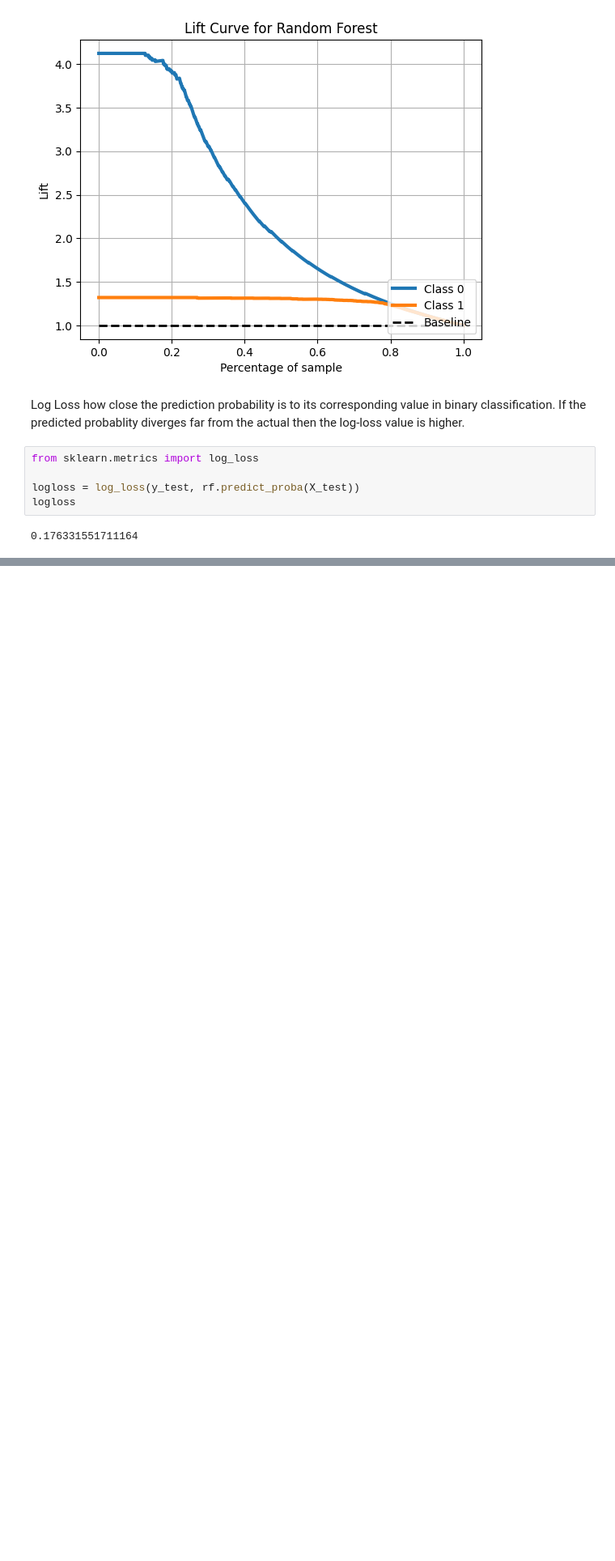
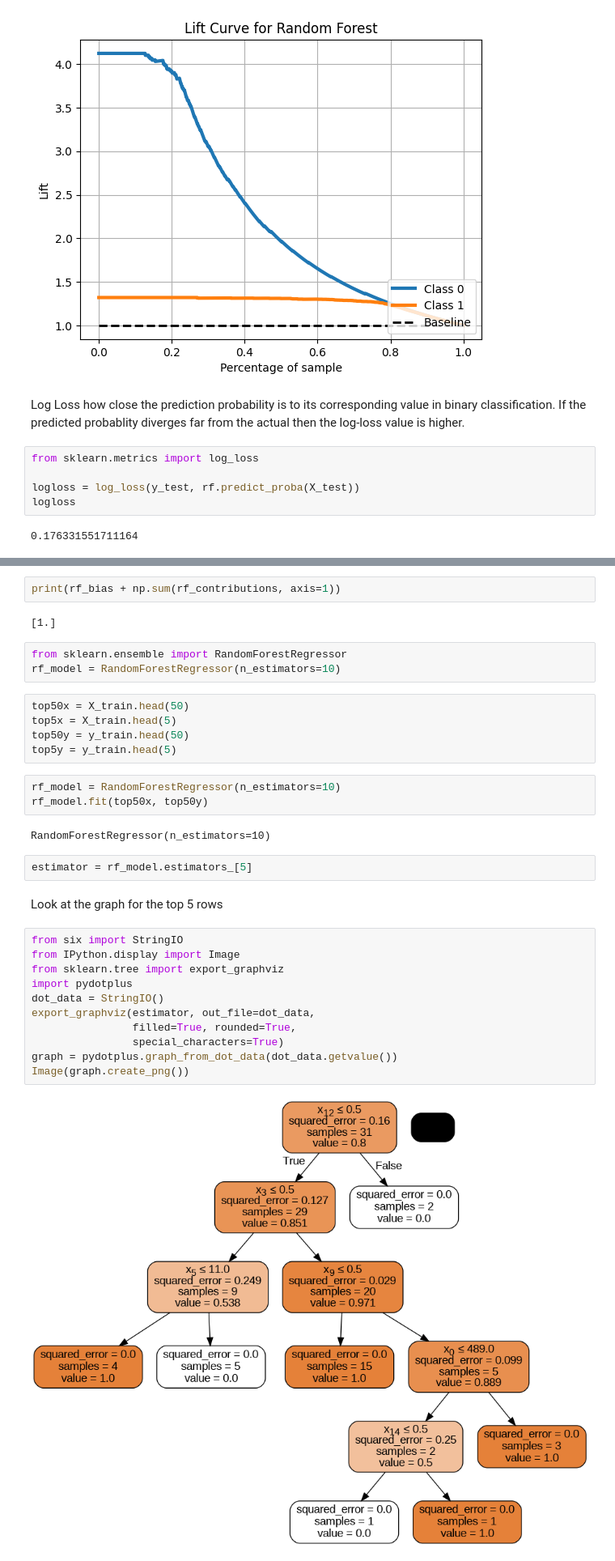
Before and after one commit to DeepCodeSec/ml1000-p3, a Jupyter notebook: notebooks/group_1_project_rf.ipynb, the cells around one changed output, grey strips where cells are left out. Shown at 81% size. Drawn from its saved outputs; the diff is of its cells as text; blank space fills up the shorter version.

Commit message:
Added Random forest interpretation

```diff
--- a/notebooks/group_1_project_rf.ipynb
+++ b/notebooks/group_1_project_rf.ipynb
@@ -859,0 +976,34 @@ logloss
+# %%
+print(rf_bias + np.sum(rf_contributions, axis=1))
+# %% [output]
+[1.]
+# %%
+from sklearn.ensemble import RandomForestRegressor
+rf_model = RandomForestRegressor(n_estimators=10)
+# %%
+top50x = X_train.head(50)
+top5x = X_train.head(5)
+top50y = y_train.head(50)
+top5y = y_train.head(5)
+# %%
+rf_model = RandomForestRegressor(n_estimators=10)
+rf_model.fit(top50x, top50y)
+# %% [output]
+RandomForestRegressor(n_estimators=10)
+# %%
+estimator = rf_model.estimators_[5]
+# %% [markdown]
+Look at the graph for the top 5 rows
+# %%
+from six import StringIO
+from IPython.display import Image
+from sklearn.tree import export_graphviz
+import pydotplus
+dot_data = StringIO()
+export_graphviz(estimator, out_file=dot_data,
+                filled=True, rounded=True,
+                special_characters=True)
+graph = pydotplus.graph_from_dot_data(dot_data.getvalue())
+Image(graph.create_png())
+# %% [output]
+[figure, added]
```
Also changed, not shown: parts of 15 cells of this notebook.
